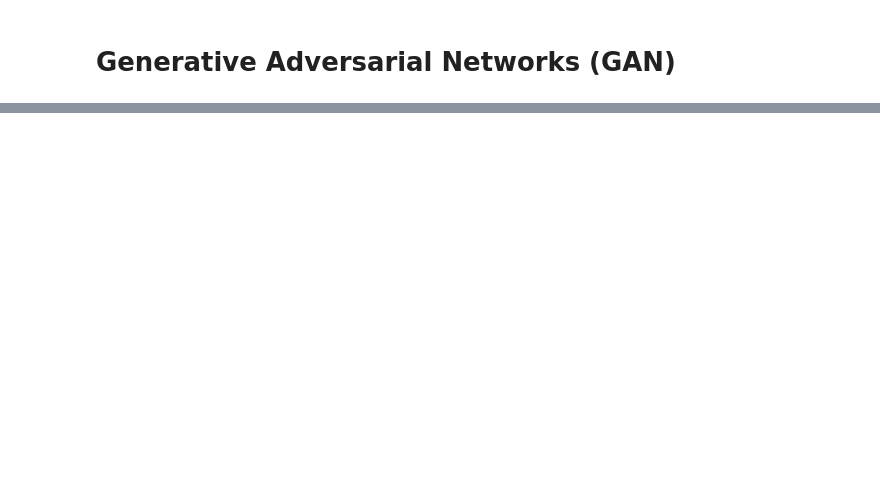
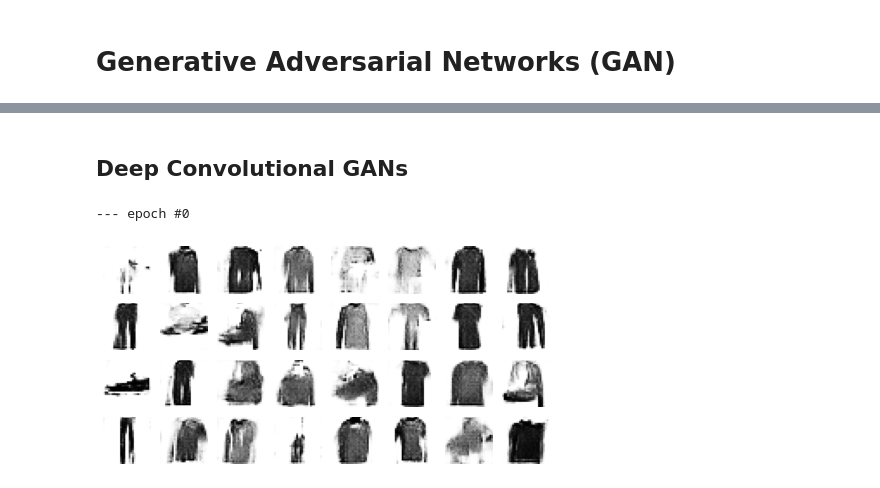
Before and after one commit to Benson516/HandsOnML2_learn, a Jupyter notebook: ch17-GAN.ipynb, the cells around one changed output, grey strips where cells are left out. Saved outputs shown, nothing was run; the diff lists cells and outputs as text; code cells hidden in the pictures; blank space fills up the shorter version.

```diff
--- a/ch17-GAN.ipynb
+++ b/ch17-GAN.ipynb
@@ -36,0 +92,43 @@ gan.compile(loss="binary_crossentropy", optimizer="rmsprop")
+# %% [markdown]
+## Deep Convolutional GANs
+# %%
+codings_size = 100
+
+generator = keras.models.Sequential([
+    keras.layers.Dense(7 * 7 * 128, input_shape=[codings_size]),
+    keras.layers.Reshape([7, 7, 128]),
+    keras.layers.BatchNormalization(),
+    keras.layers.Conv2DTranspose(64, kernel_size=5, strides=2, padding="same",
+                                 activation="selu"),
+    keras.layers.BatchNormalization(),
+    keras.layers.Conv2DTranspose(1, kernel_size=5, strides=2, padding="same",
+                                 activation="tanh")
+])
+discriminator = keras.models.Sequential([
+    keras.layers.Conv2D(64, kernel_size=5, strides=2, padding="same",
+                        activation=keras.layers.LeakyReLU(0.2),
+                        input_shape=[28, 28, 1]),
+    keras.layers.Dropout(0.4),
+    keras.layers.Conv2D(128, kernel_size=5, strides=2, padding="same",
+                        activation=keras.layers.LeakyReLU(0.2)),
+    keras.layers.Dropout(0.4),
+    keras.layers.Flatten(),
+    keras.layers.Dense(1, activation="sigmoid")
+])
+gan = keras.models.Sequential([generator, discriminator])
+# %%
+discriminator.compile(loss="binary_crossentropy", optimizer="rmsprop")
+discriminator.trainable = False
+gan.compile(loss="binary_crossentropy", optimizer="rmsprop")
+# %%
+X_train_dcgan = X_train.reshape(-1, 28, 28, 1) * 2.0 - 1.0 # reshape and rescale
+# %%
+batch_size = 32
+dataset = tf.data.Dataset.from_tensor_slices(X_train_dcgan)
+dataset = dataset.shuffle(1000)
+dataset = dataset.batch(batch_size, drop_remainder=True).prefetch(1)
+# %%
+train_gan(gan, dataset, batch_size, codings_size, n_epochs=1)
+# %% [output]
+--- epoch #0
+[figure, added]
```
Also changed, not shown: parts of 9 cells of this notebook.
